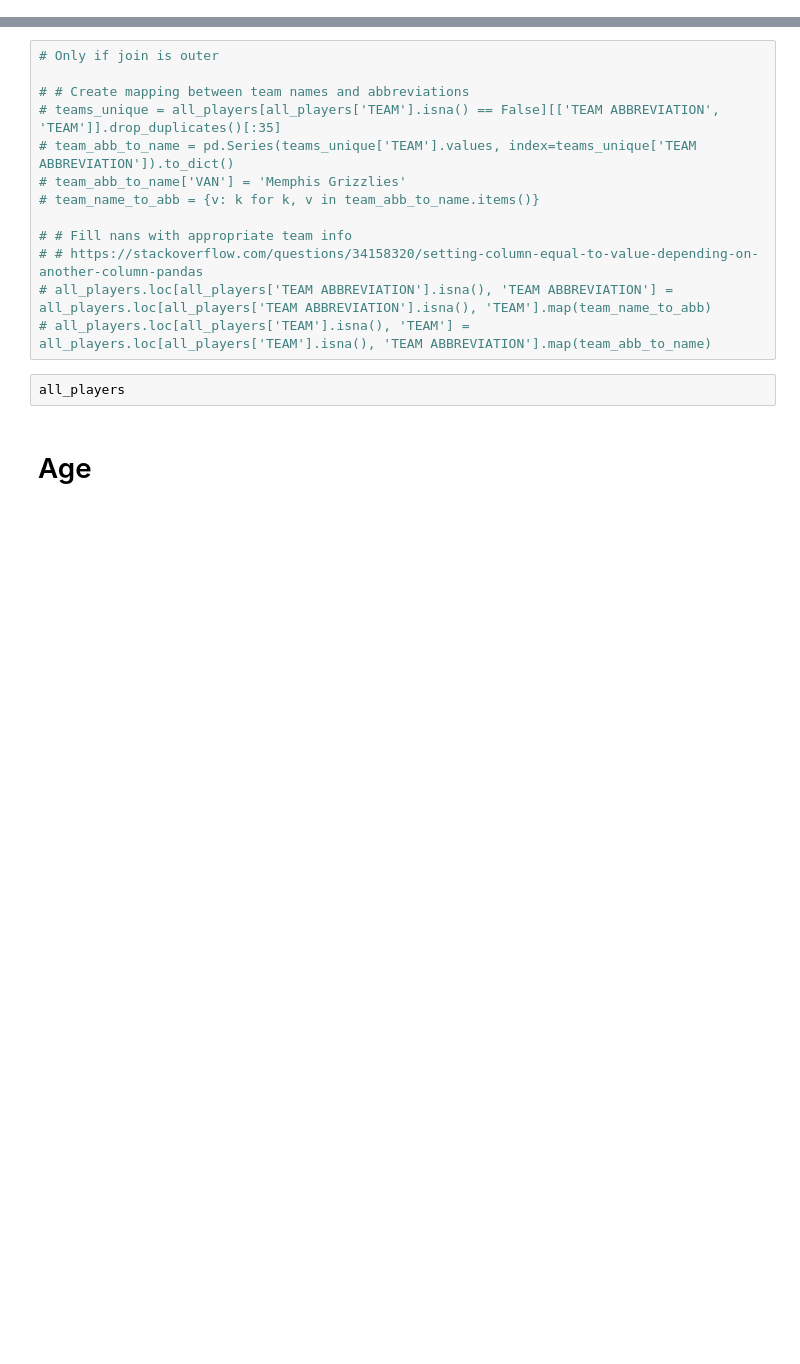
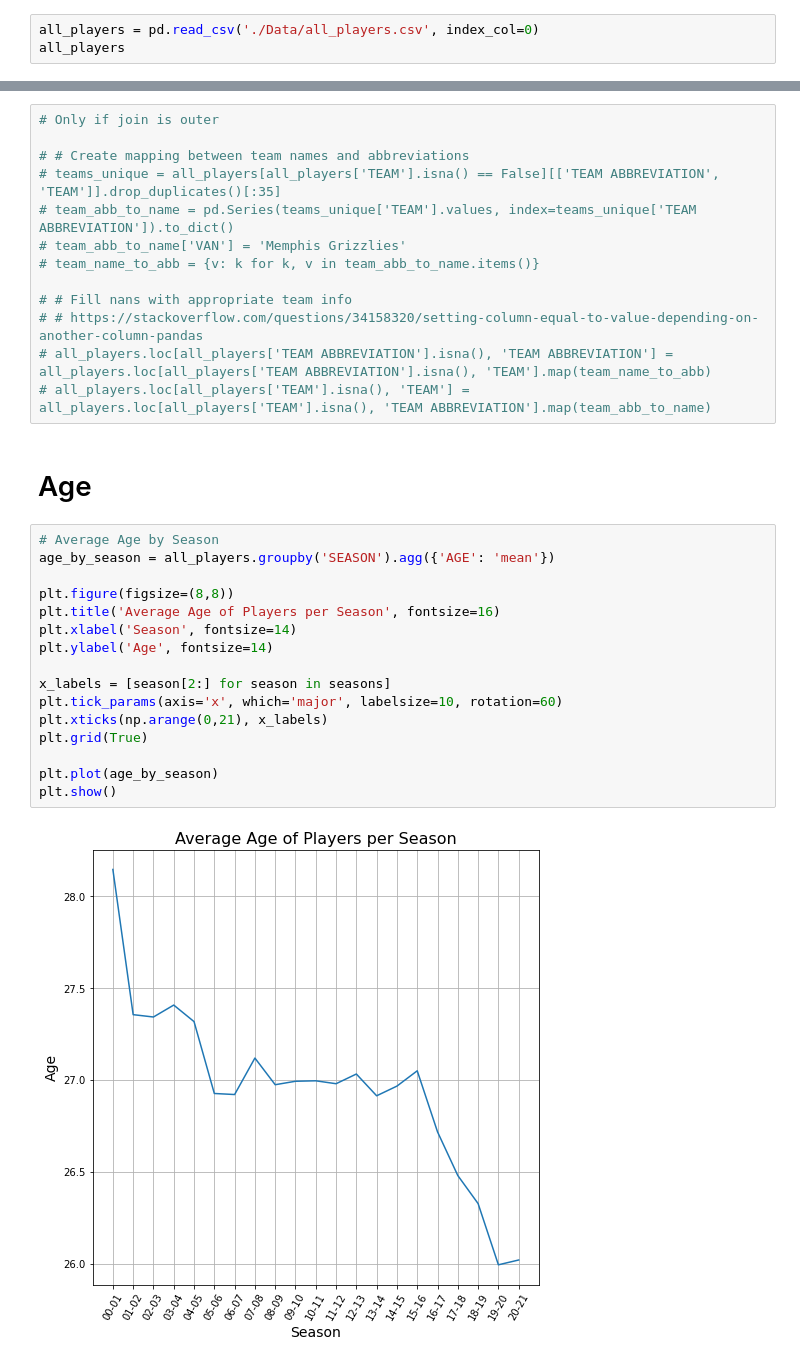
Before and after one commit to kmcsquared/TFM, a Jupyter notebook: players.ipynb, the cells around one changed output, grey strips where cells are left out. Cells and saved outputs as stored; diff of their text form; blank space fills up the shorter version.

```diff
--- a/players.ipynb
+++ b/players.ipynb
@@ -304,0 +296,3 @@ all_players.to_csv('./Data/all_players.csv')
+# %%
+all_players = pd.read_csv('./Data/all_players.csv', index_col=0)
+all_players
@@ -315,7 +323,23 @@ all_players.to_csv('./Data/all_players.csv')
 # # https://stackoverflow.com/questions/34158320/setting-column-equal-to-value-depending-on-another-column-pandas
 # all_players.loc[all_players['TEAM ABBREVIATION'].isna(), 'TEAM ABBREVIATION'] = all_players.loc[all_players['TEAM ABBREVIATION'].isna(), 'TEAM'].map(team_name_to_abb)
 # all_players.loc[all_players['TEAM'].isna(), 'TEAM'] = all_players.loc[all_players['TEAM'].isna(), 'TEAM ABBREVIATION'].map(team_abb_to_name)
-# %%
-all_players
 # %% [markdown]
 # Age
+# %%
+# Average Age by Season
+age_by_season = all_players.groupby('SEASON').agg({'AGE': 'mean'})
+
+plt.figure(figsize=(8,8))
+plt.title('Average Age of Players per Season', fontsize=16)
+plt.xlabel('Season', fontsize=14)
+plt.ylabel('Age', fontsize=14)
+
+x_labels = [season[2:] for season in seasons]
+plt.tick_params(axis='x', which='major', labelsize=10, rotation=60)
+plt.xticks(np.arange(0,21), x_labels)
+plt.grid(True)
+
+plt.plot(age_by_season)
+plt.show()
+# %% [output]
+[figure, added]
```
Also changed, not shown: parts of 9 cells of this notebook, 3 other files.
